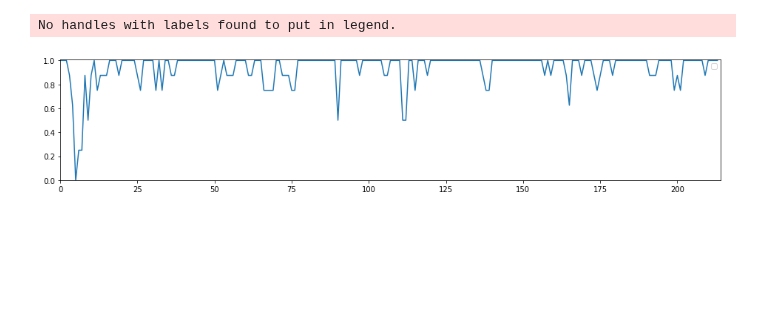
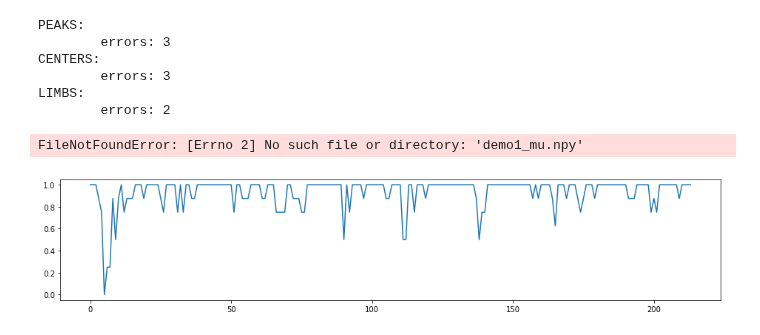
Before and after one commit to jutanke/mvpose, a Jupyter notebook: evaluation/pcp_kth_football2.ipynb, the cells around one changed output. Saved outputs shown, nothing was run; the diff lists cells and outputs as text; code cells hidden in the pictures; blank space fills up the shorter version.

```diff
--- a/evaluation/pcp_kth_football2.ipynb
+++ b/evaluation/pcp_kth_football2.ipynb
@@ -74,9 +74,16 @@ def extract_best(pos3d, Humans, alpha):
     }
 
 
+OBJECTIVE_VALUES = []
+CENTERS_3D = []
+LIMBS = []
+PEAKS_3D = []
+
+
 def apply(frame, alpha, loader):
     """
     """
+    global OBJECTIVE_VALUES, CENTERS_3D
     global seq1_zipname
     global seq1_zip
     global EXP_NBR
@@ -90,8 +97,12 @@ def apply(frame, alpha, loader):
 #     if isfile(fname):
 #         detections = np.load(fname)
 #     else:
-    detections = pose.estimate(Calib, heatmaps, pafs,
+    detections, obj_value, centers3d, limbs3d, peaks3d = pose.estimate(Calib, heatmaps, pafs,
                            settings=params)
+    CENTERS_3D.append(centers3d)
+    OBJECTIVE_VALUES.append(obj_value)
+    LIMBS.append(limbs3d)
+    PEAKS_3D.append(peaks3d)
 #         np.save(fname, detections)
 
     detections = gen.apply(detections)
@@ -224,24 +255,85 @@ avg:             0.9345794392523366
+# %%
+# np.save('demo1_centers3d.npy', CENTERS_3D)
+# np.save('demo1_peaks3d.npy', PEAKS_3D)
+# np.save('demo1_limbs.npy', LIMBS)
+
+CENTERS_3D_old = np.load('demo1_centers3d.npy')
+LIMBS_old = np.load('demo1_limbs.npy')
+PEAKS_3D_old = np.load('demo1_peaks3d.npy')
+
+def compare(A, B):
+    for a, b in zip(A, B):
+        if len(a) != len(b):
+            return False
+        for left, right in zip(a, b):
+            for l, r in zip(left, right):
+                if abs(l -r ) > 0.0001:
+                    return False
+
+    return True
+
+
+print('PEAKS:')
+CC = []
+for centers3d_old, centers3d in zip(PEAKS_3D_old, PEAKS_3D):
+    if compare(centers3d_old, centers3d):
+        CC.append(0)
+    else:
+        CC.append(1)
+print('\terrors:', np.sum(CC))
+
+print('CENTERS:')
+CC = []
+for centers3d_old, centers3d in zip(CENTERS_3D_old, CENTERS_3D):
+    if compare(centers3d_old, centers3d):
+        CC.append(0)
+    else:
+        CC.append(1)
+print('\terrors:', np.sum(CC))
+
+print('LIMBS:')
+CC = []
+for limbs3d_old, limbs3d in zip(LIMBS_old, LIMBS):
+    if compare(limbs3d_old, limbs3d):
+        CC.append(0)
+    else:
+        CC.append(1)
+print('\terrors:', np.sum(CC))
+# %% [output]
+PEAKS:
+        errors: 3
+CENTERS:
+        errors: 3
+LIMBS:
+        errors: 2
 # %%
 fig = plt.figure(figsize=(16,3))
 ax = fig.add_subplot(111)
 x = range(0, len(uarms))
 
 # ax.plot(x, uarms, label='uarms')
 # ax.plot(x, larms, label='larms')
 # ax.plot(x, ulegs, label='ulegs')
 # ax.plot(x, llegs, label='llegs')
 
 mu = np.mean([uarms, larms, ulegs, llegs], axis=0)
 ax.plot(x, mu)
 
+
+#np.save('demo1_mu.npy', mu)
+mu_old = np.load('demo1_mu.npy')
+DIV = np.abs(mu - mu_old)
+print("div", np.sum(DIV))
+
+
 ax.set_xlim([0, 214])
 ax.set_ylim([0, 1.01])
 
-plt.legend()
+#plt.legend()
 plt.show()
 # %% [output]
-No handles with labels found to put in legend.
+FileNotFoundError: [Errno 2] No such file or directory: 'demo1_mu.npy'
-[figure, old version]
+[figure, new version]
 # %%
 from mvpose.algorithm.candidate_selection import project_human_to_2d
 from mvpose.plot.limbs import draw_mscoco_human
```
Also changed, not shown: parts of 11 cells of this notebook, 5 other files.
